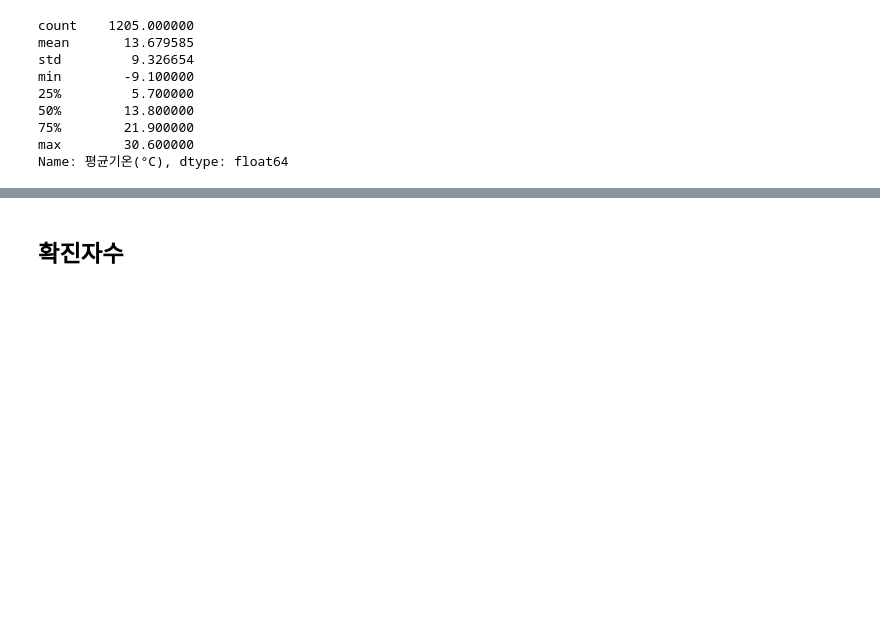
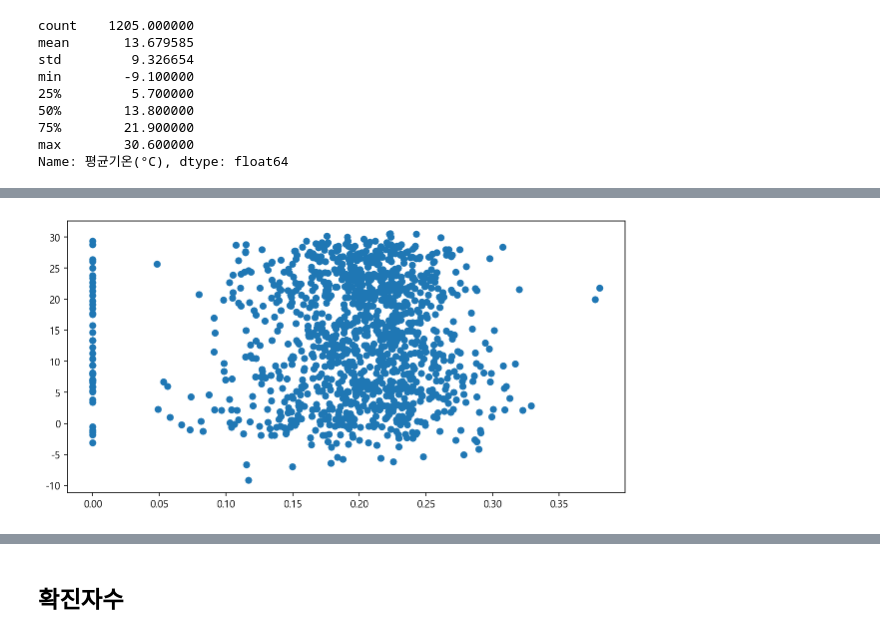
Before and after one commit to Park-taenam/DACON, a Jupyter notebook: restaurant/Restaurant.ipynb, the cells around one changed output, grey strips where cells are left out. Drawn from its saved outputs; the diff is of its cells as text; code cells hidden in the pictures; blank space fills up the shorter version.

```diff
--- a/restaurant/Restaurant.ipynb
+++ b/restaurant/Restaurant.ipynb
@@ -172,0 +204,6 @@ Name: 평균기온(°C), dtype: float64
+# %%
+plt.figure(figsize=(10,5))
+plt.scatter(x='석식계비율', y='평균기온(°C)', data=train)
+plt.show()
+# %% [output]
+[figure, added]
```
Also changed, not shown: parts of 35 cells of this notebook, 2 other files.
